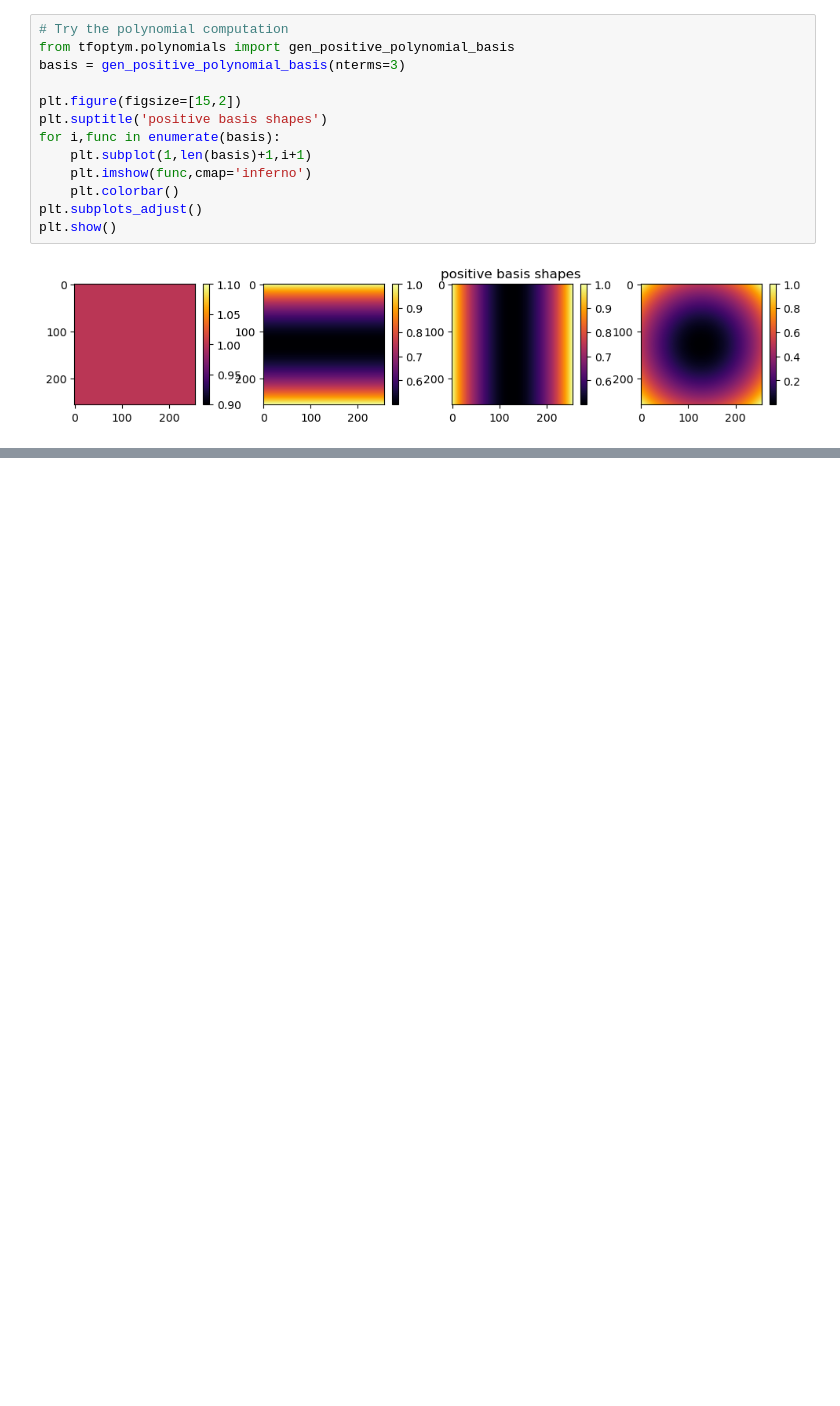
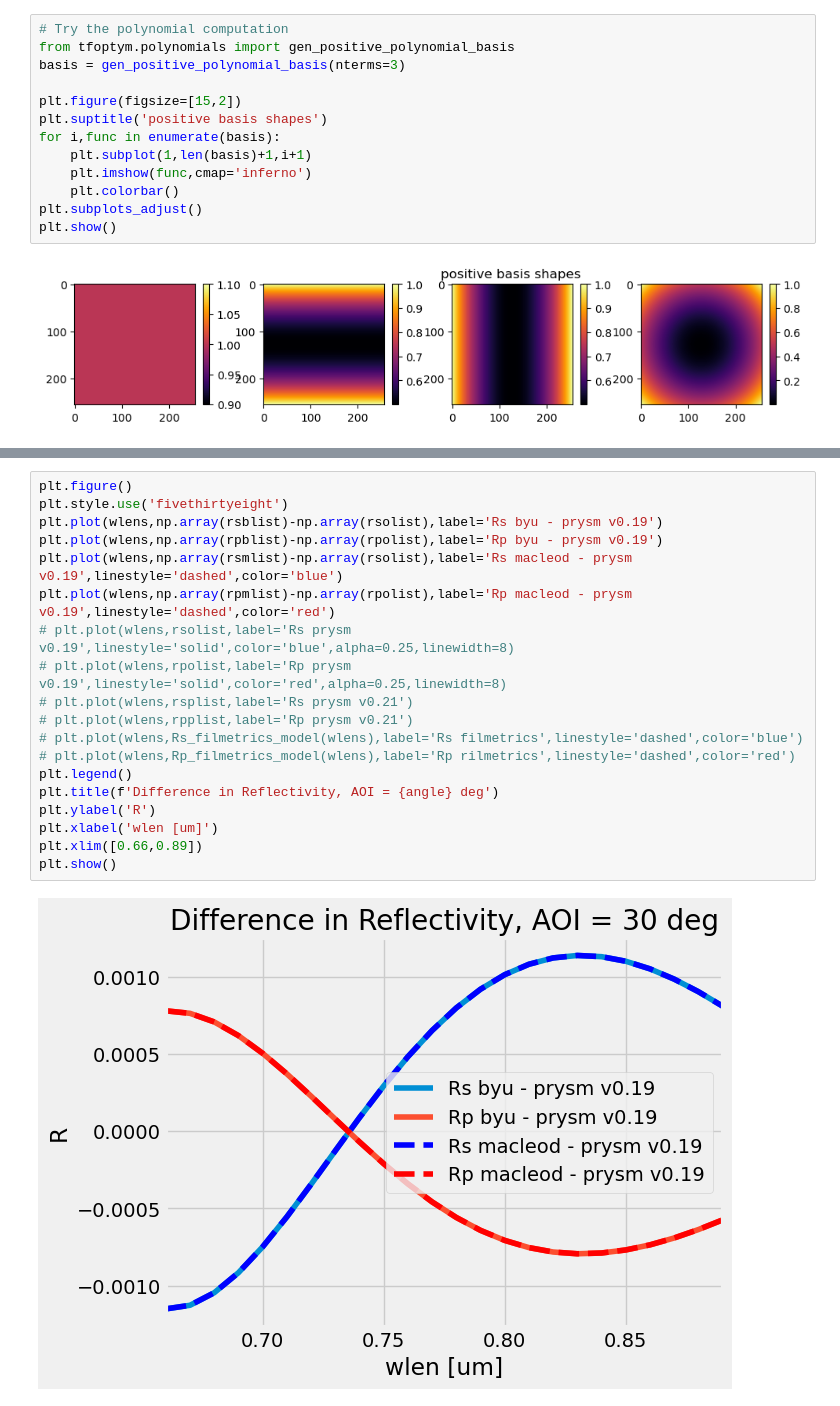
Before and after one commit to Jashcraf/tfoptym, a Jupyter notebook: test_tf.ipynb, the cells around one changed output, grey strips where cells are left out. Saved outputs shown, nothing was run; the diff lists cells and outputs as text; blank space fills up the shorter version.

```diff
--- a/test_tf.ipynb
+++ b/test_tf.ipynb
@@ -89,0 +304,21 @@ Array(0.66623943+1.06127506j, dtype=complex128, weak_type=True)
+# %%
+plt.figure()
+plt.style.use('fivethirtyeight')
+plt.plot(wlens,np.array(rsblist)-np.array(rsolist),label='Rs byu - prysm v0.19')
+plt.plot(wlens,np.array(rpblist)-np.array(rpolist),label='Rp byu - prysm v0.19')
+plt.plot(wlens,np.array(rsmlist)-np.array(rsolist),label='Rs macleod - prysm v0.19',linestyle='dashed',color='blue')
+plt.plot(wlens,np.array(rpmlist)-np.array(rpolist),label='Rp macleod - prysm v0.19',linestyle='dashed',color='red')
+# plt.plot(wlens,rsolist,label='Rs prysm v0.19',linestyle='solid',color='blue',alpha=0.25,linewidth=8)
+# plt.plot(wlens,rpolist,label='Rp prysm v0.19',linestyle='solid',color='red',alpha=0.25,linewidth=8)
+# plt.plot(wlens,rsplist,label='Rs prysm v0.21')
+# plt.plot(wlens,rpplist,label='Rp prysm v0.21')
+# plt.plot(wlens,Rs_filmetrics_model(wlens),label='Rs filmetrics',linestyle='dashed',color='blue')
+# plt.plot(wlens,Rp_filmetrics_model(wlens),label='Rp rilmetrics',linestyle='dashed',color='red')
+plt.legend()
+plt.title(f'Difference in Reflectivity, AOI = {angle} deg')
+plt.ylabel('R')
+plt.xlabel('wlen [um]')
+plt.xlim([0.66,0.89])
+plt.show()
+# %% [output]
+[figure, added]
```
Also changed, not shown: parts of 11 cells of this notebook, 8 other files.
